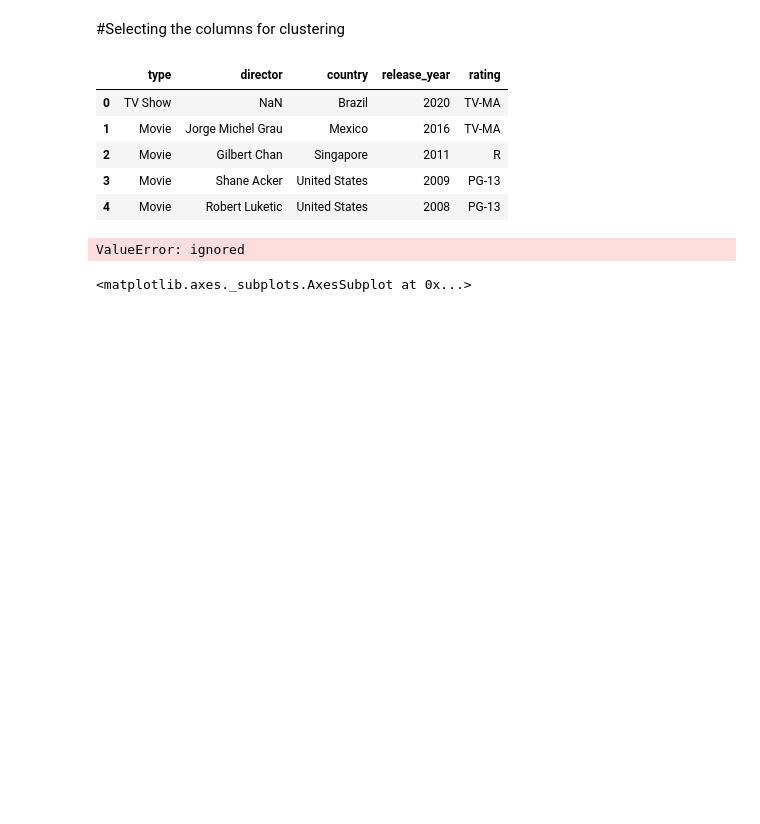
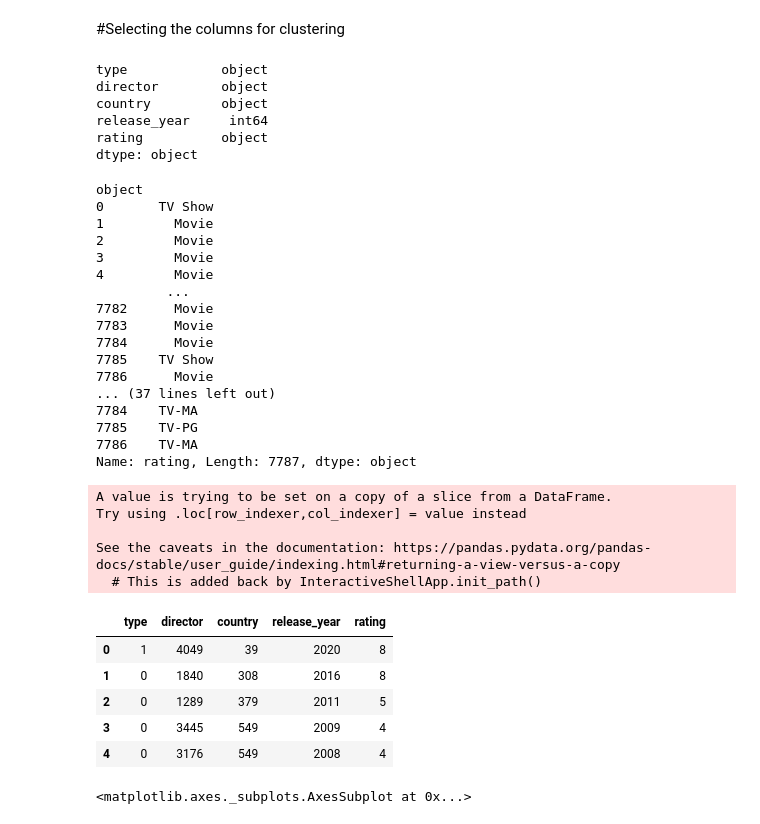
Before and after one commit to sravyagadam/ML_Clustering, a Jupyter notebook: NETFLIX_MOVIES_AND_TV_SHOWS_CLUSTERING.ipynb, the cells around one changed output. Saved outputs shown, nothing was run; the diff lists cells and outputs as text; code cells hidden in the pictures; blank space fills up the shorter version.

```diff
--- a/NETFLIX_MOVIES_AND_TV_SHOWS_CLUSTERING.ipynb
+++ b/NETFLIX_MOVIES_AND_TV_SHOWS_CLUSTERING.ipynb
@@ -144,29 +144,59 @@ netflix.drop(columns=['show_id','cast', 'date_added','duration'])
 # %%
 x = netflix[['type','director','country','release_year','rating']]
 x.head()
+print(x.dtypes)
 # %% [output]
-|  | type | director | country | release_year | rating |
-| 0 | TV Show | NaN | Brazil | 2020 | TV-MA |
-| 1 | Movie | Jorge Michel Grau | Mexico | 2016 | TV-MA |
-| 2 | Movie | Gilbert Chan | Singapore | 2011 | R |
-| 3 | Movie | Shane Acker | United States | 2009 | PG-13 |
-| 4 | Movie | Robert Luketic | United States | 2008 | PG-13 |
+type            object
+director        object
+country         object
+release_year     int64
+rating          object
+dtype: object
 # %%
 x(type).unique
 # %%
 from sklearn import preprocessing
 
 # label_encoder object knows how to understand word labels.
 label_encoder = preprocessing.LabelEncoder()
 
 # Encode labels
 for column in x:
-  if( x.dtypes!='int64'):
+  print(x[column].dtypes)
+  if x[column].dtypes!='int64':
+    print (x[column])
     x[column]= label_encoder.fit_transform(x[column])
 
 x.head()
 # %% [output]
-ValueError: ignored
+object
+0       TV Show
+1         Movie
+2         Movie
+3         Movie
+4         Movie
+         ...
+7782      Movie
+7783      Movie
+7784      Movie
+7785    TV Show
+7786      Movie
+... (37 lines left out)
+7784    TV-MA
+7785    TV-PG
+7786    TV-MA
+Name: rating, Length: 7787, dtype: object
+A value is trying to be set on a copy of a slice from a DataFrame.
+Try using .loc[row_indexer,col_indexer] = value instead
+
+See the caveats in the documentation: https://pandas.pydata.org/pandas-docs/stable/user_guide/indexing.html#returning-a-view-versus-a-copy
+  # This is added back by InteractiveShellApp.init_path()
+|  | type | director | country | release_year | rating |
+| 0 | 1 | 4049 | 39 | 2020 | 8 |
+| 1 | 0 | 1840 | 308 | 2016 | 8 |
+| 2 | 0 | 1289 | 379 | 2011 | 5 |
+| 3 | 0 | 3445 | 549 | 2009 | 4 |
+| 4 | 0 | 3176 | 549 | 2008 | 4 |
 # %%
 from sklearn import preprocessing
 
```
